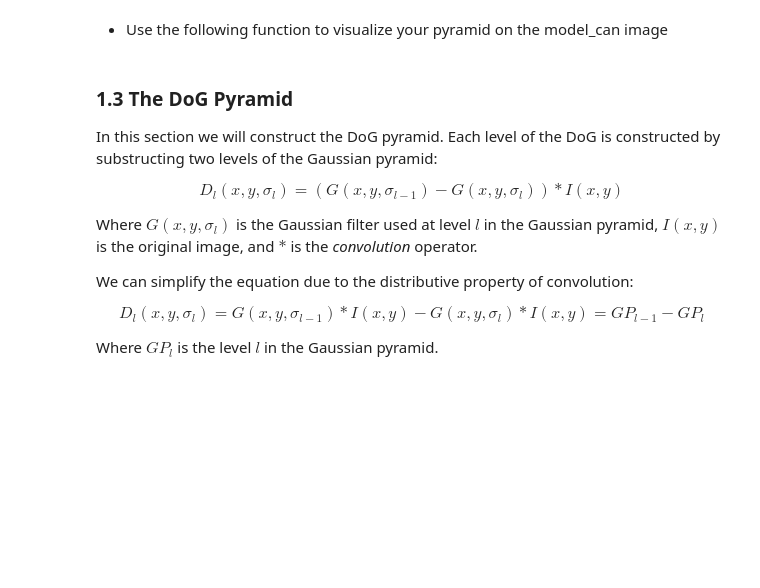
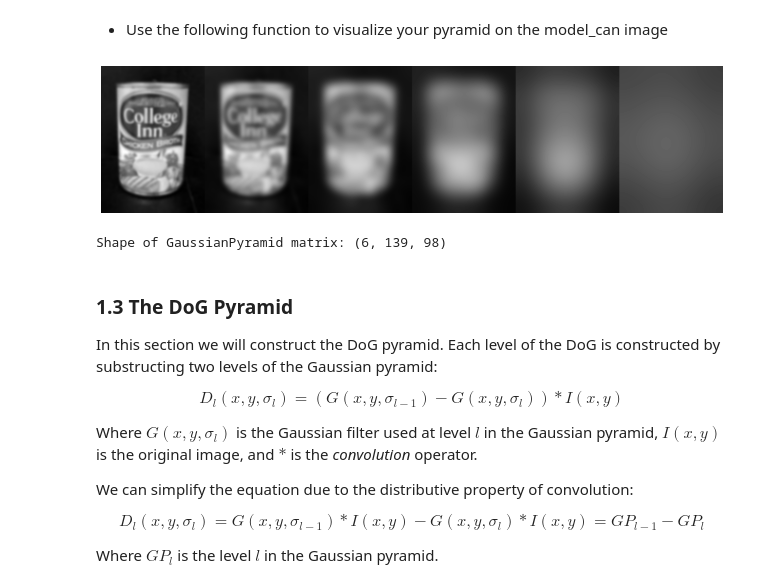
Before and after one commit to OmerGarabagi/Computer-Vision-HW1, a Jupyter notebook: HW1_2D_vision.ipynb, the cells around one changed output. Cells and saved outputs as stored; diff of their text form; code cells hidden in the pictures; blank space fills up the shorter version.

```diff
--- a/HW1_2D_vision.ipynb
+++ b/HW1_2D_vision.ipynb
@@ -113,3 +109,23 @@ YOUR CODE HERE
+# %%
+# Load the image and convert it to grayscale
+im_gray = cv2.cvtColor(im, cv2.COLOR_BGR2GRAY) / 255.0
+
+# Define parameters for the Gaussian Pyramid
+sigma0 = 1
+k = 2
+levels = [0, 1, 2, 3, 4, 5]
+
+# Create the Gaussian Pyramid
+GaussianPyramid = createGaussianPyramid(im_gray, sigma0, k, levels)
+
+# Visualize the Gaussian Pyramid
+displayPyramid(GaussianPyramid)
+
+# Print the shape of the Gaussian Pyramid matrix
+print("Shape of GaussianPyramid matrix:", GaussianPyramid.shape)
+# %% [output]
+[figure, added]
+Shape of GaussianPyramid matrix: (6, 139, 98)
 # %% [markdown]
 ### 1.3 The DoG Pyramid
 In this section we will construct the DoG pyramid. Each level of the DoG is constructed by substructing two levels of the Gaussian pyramid:
```
Also changed, not shown: parts of 3 cells of this notebook, 1 other file.
